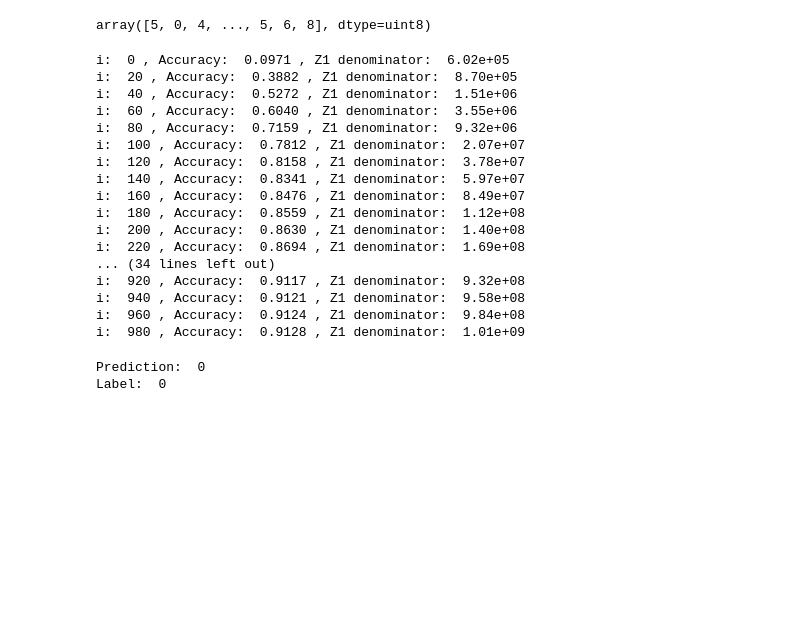
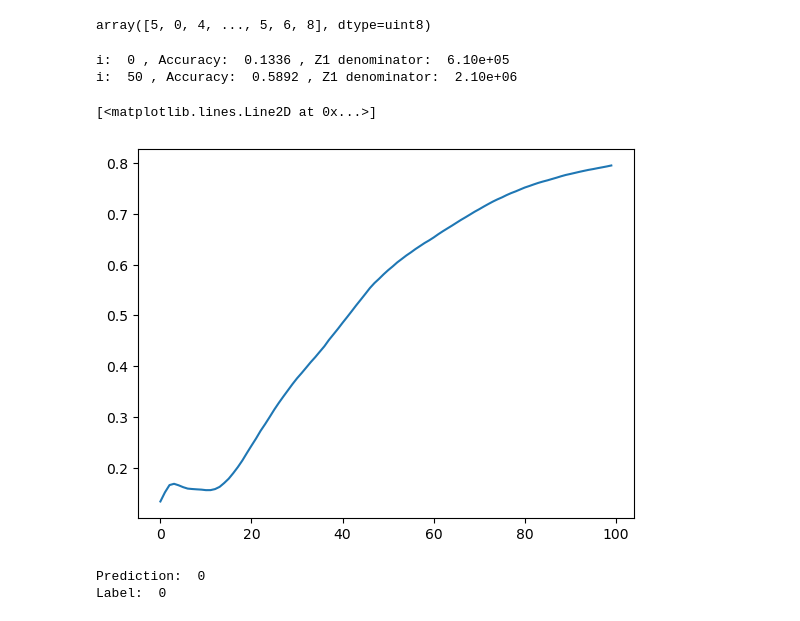
Before and after one commit to MarkZhit/simple_GPT, a Jupyter notebook: main.ipynb, the cells around one changed output. Drawn from its saved outputs; the diff is of its cells as text; code cells hidden in the pictures; blank space fills up the shorter version.

Commit message:
Refactored to gain the ability to pass different forward/backprop algorithms through and record their accuracy each iteration to be able to compare different algorithms/weighting functions etc.

```diff
--- a/main.ipynb
+++ b/main.ipynb
@@ -214,35 +214,29 @@ def get_accuracy(predictions, Y):
     # print(predictions[10:30], Y[10:30])
     return np.sum(predictions == Y) / Y.size
 
-def gradient_descent(X, Y, iterations, alpha):
+def gradient_descent(X, Y, iterations, alpha, forwardProp, backProp):
     W1, b1, W2, b2 = init_params()
-    for i in range(iterations):
-        Z1, A1, Z2, A2 = forward_prop(W1, b1, W2, b2, X)
-        dW1, db1, dW2, db2 = back_prop(Z1, A1, A2, W2, X, Y)
+    accuracy = [[],[]]
+    for i in range(iterations+1):
+        Z1, A1, Z2, A2 = forwardProp(W1, b1, W2, b2, X)
+        dW1, db1, dW2, db2 = backProp(Z1, A1, A2, W2, X, Y)
         W1, b1, W2, b2 = update_params(W1, b1, W2, b2, dW1, db1, dW2, db2, alpha)
+        prediction = get_accuracy(get_predictions(A2), Y)
+        accuracy[0].append(i)
+        accuracy[1].append(prediction)
         if (i % 50 == 0):
-            print("i: ", i, ", Accuracy: ", "{:.4f}".format(get_accuracy(get_predictions(A2), Y)), ", Z1 denominator: ", "{:.2e}".format(np.sum(np.exp(Z1))))
-    return W1, b1, W2, b2
+            print("i: ", i, ", Accuracy: ", "{:.4f}".format(prediction), ", Z1 denominator: ", "{:.2e}".format(np.sum(np.exp(Z1))))
+    return W1, b1, W2, b2, accuracy
 # %%
-W1, b1, W2, b2 = gradient_descent(x_train, y_train, 1000, 0.1)
+W1, b1, W2, b2, accuracy = gradient_descent(x_train, y_train, 100, 0.1, forward_prop, back_prop)
 # %% [output]
-i:  0 , Accuracy:  0.0971 , Z1 denominator:  6.02e+05
-i:  20 , Accuracy:  0.3882 , Z1 denominator:  8.70e+05
-i:  40 , Accuracy:  0.5272 , Z1 denominator:  1.51e+06
-i:  60 , Accuracy:  0.6040 , Z1 denominator:  3.55e+06
-i:  80 , Accuracy:  0.7159 , Z1 denominator:  9.32e+06
-i:  100 , Accuracy:  0.7812 , Z1 denominator:  2.07e+07
-i:  120 , Accuracy:  0.8158 , Z1 denominator:  3.78e+07
-i:  140 , Accuracy:  0.8341 , Z1 denominator:  5.97e+07
-i:  160 , Accuracy:  0.8476 , Z1 denominator:  8.49e+07
-i:  180 , Accuracy:  0.8559 , Z1 denominator:  1.12e+08
-i:  200 , Accuracy:  0.8630 , Z1 denominator:  1.40e+08
-i:  220 , Accuracy:  0.8694 , Z1 denominator:  1.69e+08
-... (34 lines left out)
-i:  920 , Accuracy:  0.9117 , Z1 denominator:  9.32e+08
-i:  940 , Accuracy:  0.9121 , Z1 denominator:  9.58e+08
-i:  960 , Accuracy:  0.9124 , Z1 denominator:  9.84e+08
-i:  980 , Accuracy:  0.9128 , Z1 denominator:  1.01e+09
+i:  0 , Accuracy:  0.1336 , Z1 denominator:  6.10e+05
+i:  50 , Accuracy:  0.5892 , Z1 denominator:  2.10e+06
+# %%
+plt.plot(accuracy[0], accuracy[1], label = "Accuracy for example gradient descent algo")
+# %% [output]
+[<matplotlib.lines.Line2D at 0x...>]
+[figure, added]
 # %%
 def make_predictions(X, W1, b1, W2, b2):
     _, _, _, A2 = forward_prop(W1, b1, W2, b2, X)
```
